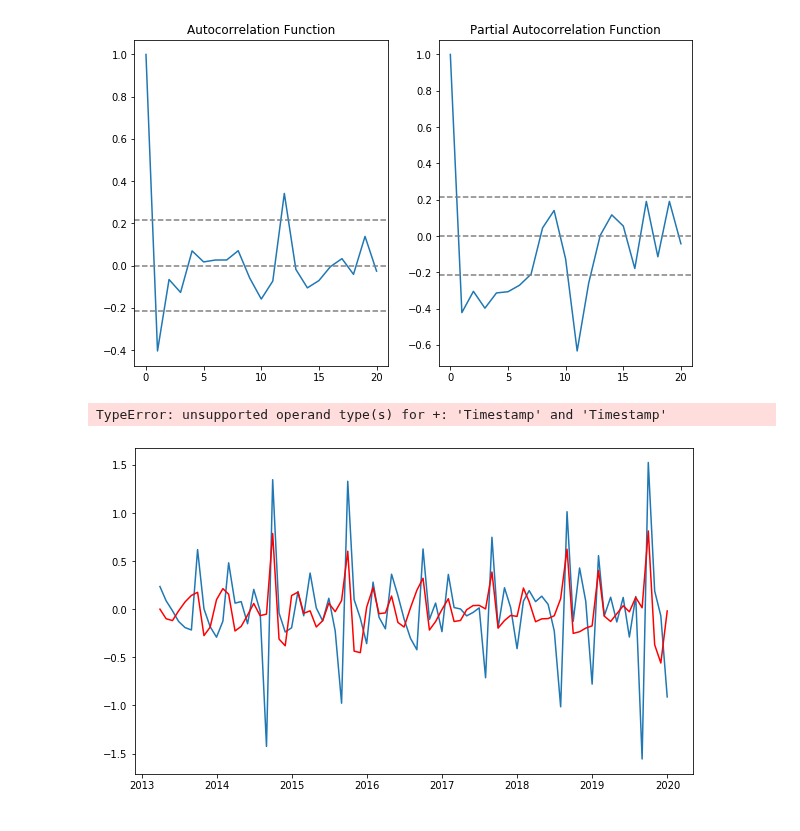
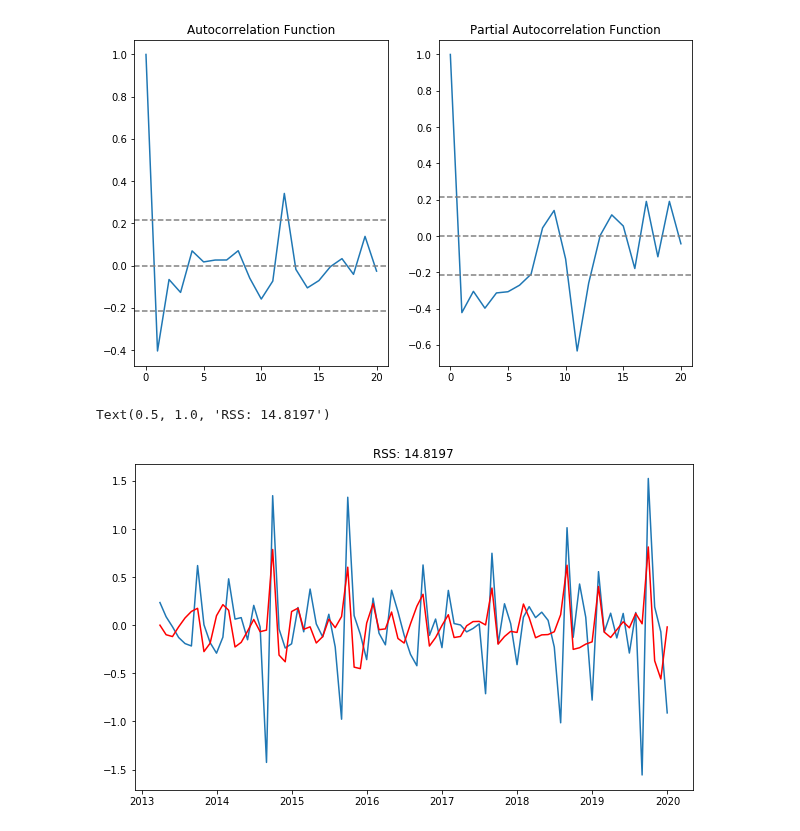
Before and after one commit to jvac06/pft, a Jupyter notebook: scripts/Baseline_model.ipynb, the cells around one changed output. Saved outputs shown, nothing was run; the diff lists cells and outputs as text; code cells hidden in the pictures.

Commit message:
baseline model work updated
baseline model work updated

```diff
--- a/scripts/Baseline_model.ipynb
+++ b/scripts/Baseline_model.ipynb
@@ -189,11 +189,12 @@ Text(0.5, 1.0, 'Partial Autocorrelation Function')
 # %%
 from statsmodels.tsa.arima_model import ARIMA
 # %%
+#AR model
 model = ARIMA(df_log, order=(2, 1, 0))
 results_AR = model.fit(disp=-1)
 plt.plot(ts_diff)
 plt.plot(results_AR.fittedvalues, color='red')
-plt.title('RSS: %.4f'% sum((results_AR.fittedvalues-ts_diff)**2))
+plt.title('RSS: %.4f'% sum((results_AR.fittedvalues-ts_diff['ton'])**2))
 # %% [output]
-TypeError: unsupported operand type(s) for +: 'Timestamp' and 'Timestamp'
+Text(0.5, 1.0, 'RSS: 14.8197')
-[figure, old version]
+[figure, new version]
```
Also changed, not shown: parts of 7 cells of this notebook.
